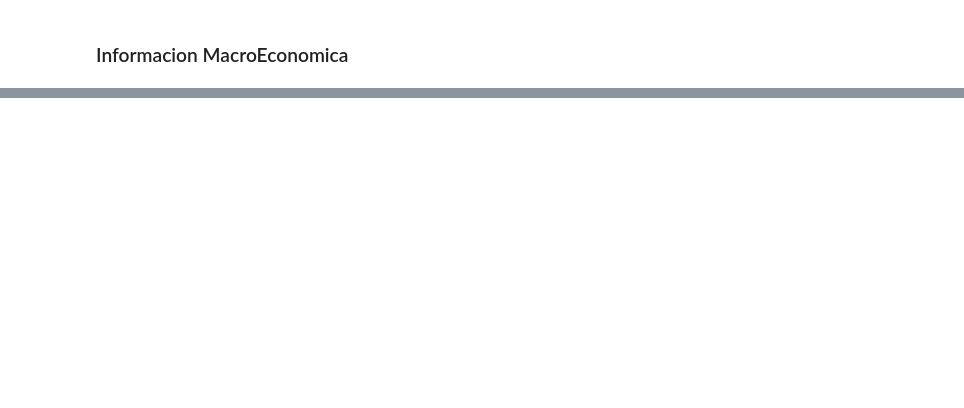
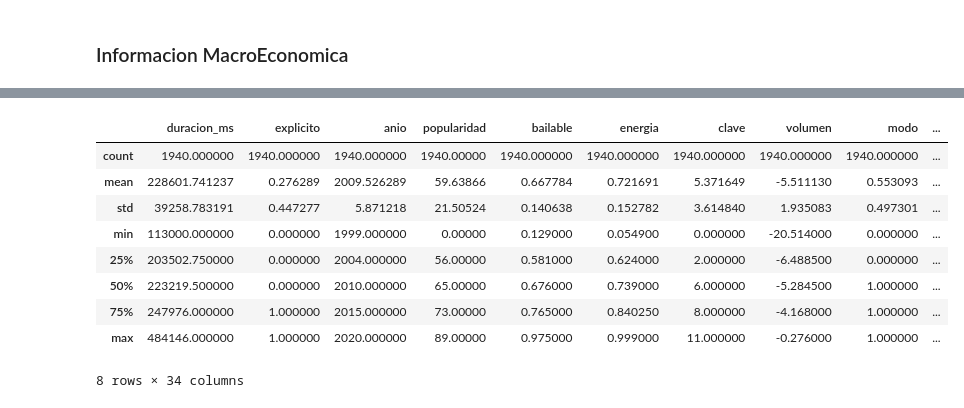
Before and after one commit to felipelobatodasilva/MIAD_ANS_Proyecto_FInal, a Jupyter notebook: Transform_df_songs.Ajuste.ipynb, the cells around one changed output, grey strips where cells are left out. Drawn from its saved outputs; the diff is of its cells as text; code cells hidden in the pictures; blank space fills up the shorter version.

```diff
--- a/Transform_df_songs.Ajuste.ipynb
+++ b/Transform_df_songs.Ajuste.ipynb
@@ -702,0 +714,13 @@ dtype: object
+# %%
+df_cluster.describe()
+# %% [output]
+|  | duracion_ms | explicito | anio | popularidad | bailable | energia | clave | volumen | modo | ... |
+| count | 1940.000000 | 1940.000000 | 1940.000000 | 1940.00000 | 1940.000000 | 1940.000000 | 1940.000000 | 1940.000000 | 1940.000000 | ... |
+| mean | 228601.741237 | 0.276289 | 2009.526289 | 59.63866 | 0.667784 | 0.721691 | 5.371649 | -5.511130 | 0.553093 | ... |
+| std | 39258.783191 | 0.447277 | 5.871218 | 21.50524 | 0.140638 | 0.152782 | 3.614840 | 1.935083 | 0.497301 | ... |
+| min | 113000.000000 | 0.000000 | 1999.000000 | 0.00000 | 0.129000 | 0.054900 | 0.000000 | -20.514000 | 0.000000 | ... |
+| 25% | 203502.750000 | 0.000000 | 2004.000000 | 56.00000 | 0.581000 | 0.624000 | 2.000000 | -6.488500 | 0.000000 | ... |
+| 50% | 223219.500000 | 0.000000 | 2010.000000 | 65.00000 | 0.676000 | 0.739000 | 6.000000 | -5.284500 | 1.000000 | ... |
+| 75% | 247976.000000 | 1.000000 | 2015.000000 | 73.00000 | 0.765000 | 0.840250 | 8.000000 | -4.168000 | 1.000000 | ... |
+| max | 484146.000000 | 1.000000 | 2020.000000 | 89.00000 | 0.975000 | 0.999000 | 11.000000 | -0.276000 | 1.000000 | ... |
+8 rows × 34 columns
```
Also changed, not shown: parts of 50 cells of this notebook, 4 other files.
